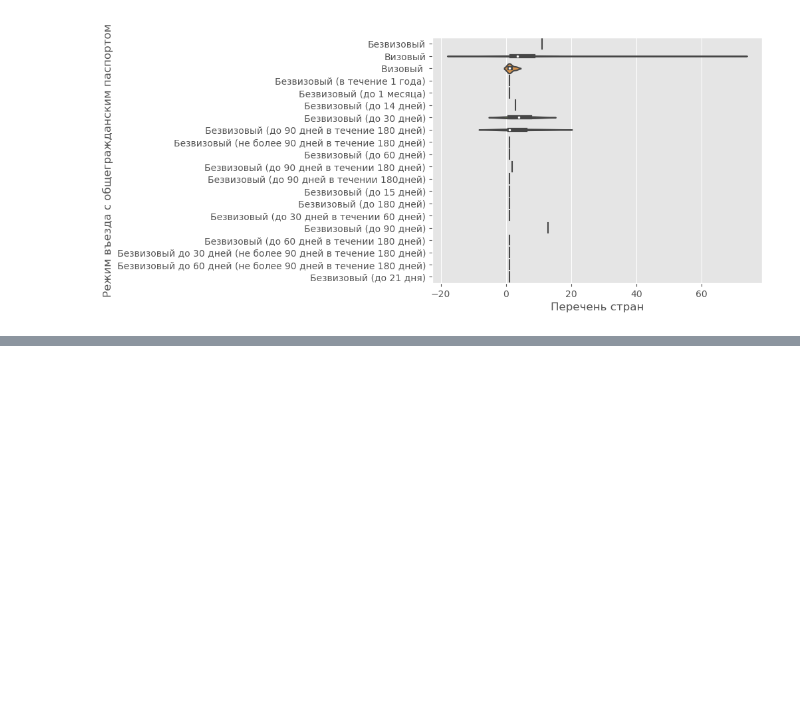
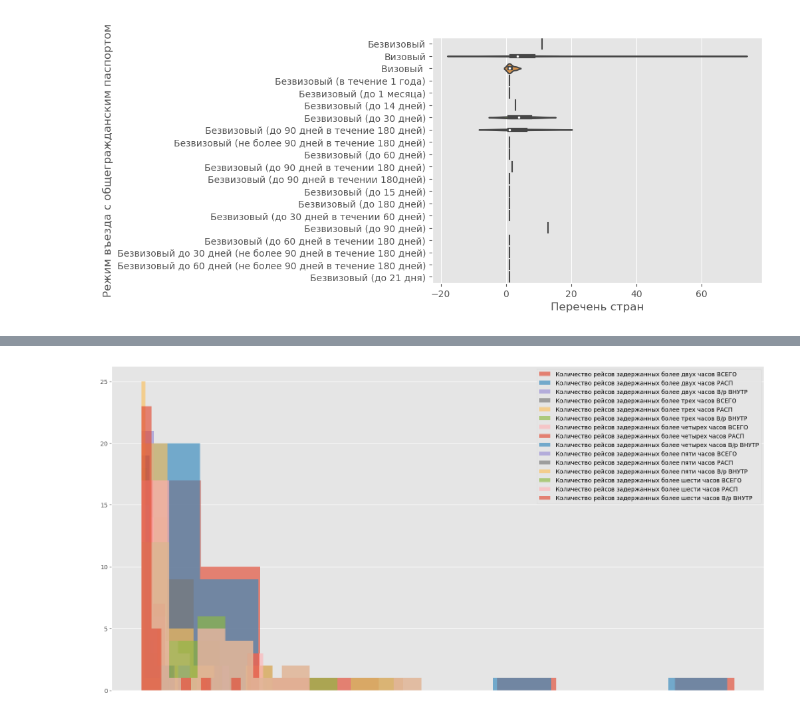
Before and after one commit to paulyurlov/DataVisualization, a Jupyter notebook: Семринар_11.ipynb, the cells around one changed output, grey strips where cells are left out. Cells and saved outputs as stored; diff of their text form; code cells hidden in the pictures; blank space fills up the shorter version.

```diff
--- a/Семринар_11.ipynb
+++ b/Семринар_11.ipynb
@@ -134,0 +137,3 @@ tmp
+# %%
+df = pd.read_csv('Data/flight delays.csv', encoding='cp1251', sep=';').dropna().copy()
+df
@@ -134,0 +158,3 @@ tmp
+# %%
+top_10 = df.sort_values(by='Общее количество рейсов выполненых ВСЕГО', ascending=False)[:10].copy()
+top_10
@@ -134,0 +178,12 @@ tmp
+# %%
+fig = plt.figure(figsize=(20, 10))
+axes_ticks = []
+for el in top_10.columns:
+    ax = plt.subplot()
+    ax.hist(df[el], label=el, alpha=0.65)
+    axes_ticks.append(ax.get_xaxis().get_ticklocs())
+    ax.legend()
+    ax.get_xaxis().set_ticks([])
+    fig.add_axes(ax)
+# %% [output]
+[figure, added]
```
Also changed, not shown: parts of 8 cells of this notebook, 2 other files.
